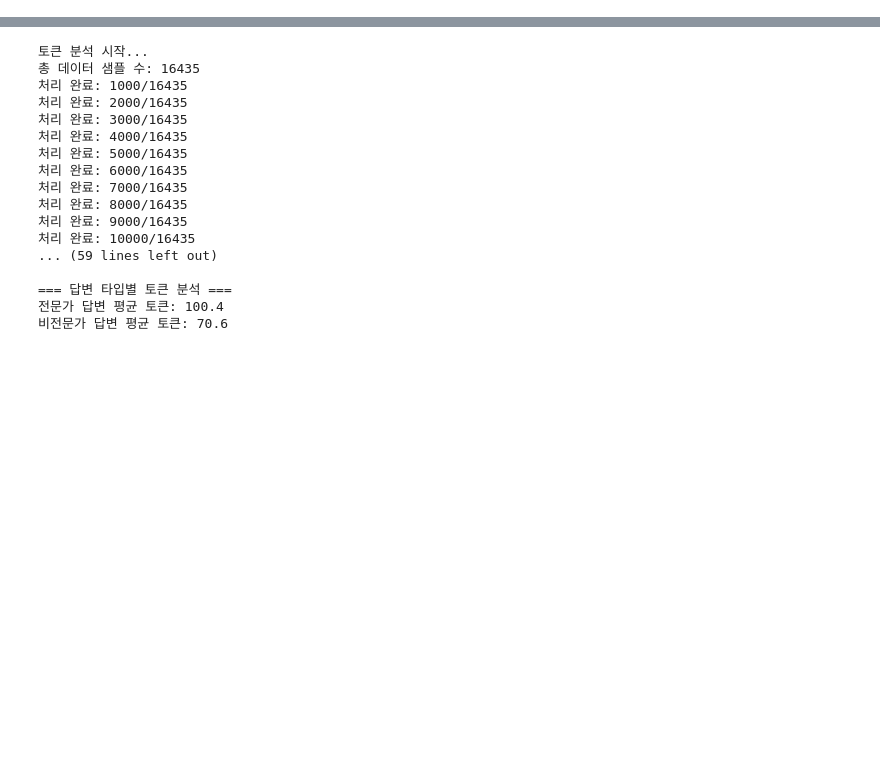
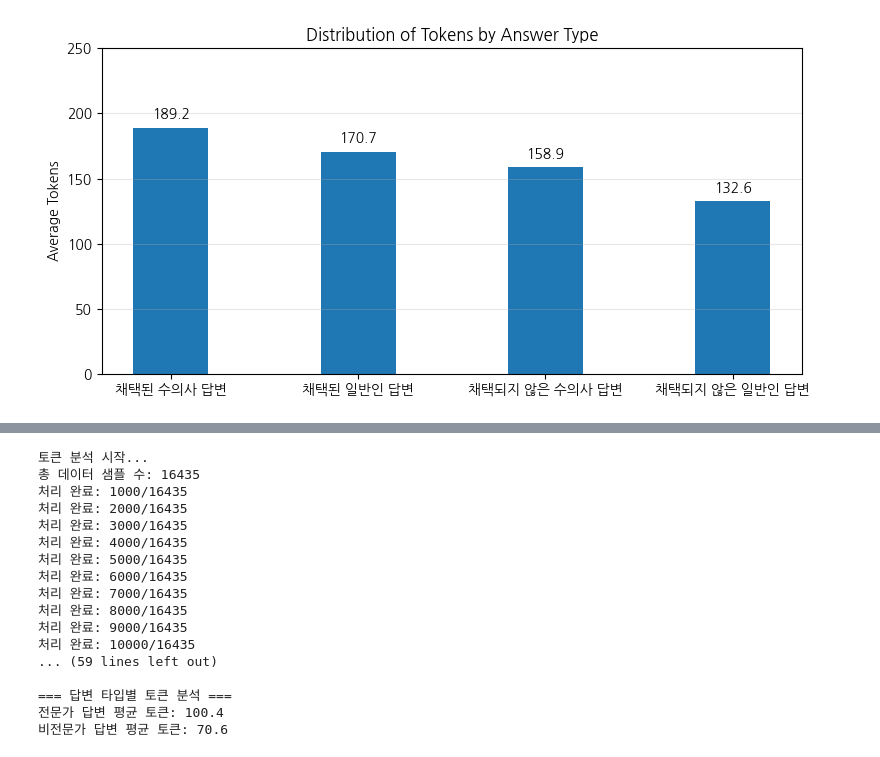
Before and after one commit to taegyunjjang/PetQA, a Jupyter notebook: src/eda.ipynb, the cells around one changed output, grey strips where cells are left out. Cells and saved outputs as stored; diff of their text form; code cells hidden in the pictures; blank space fills up the shorter version.

```diff
--- a/src/eda.ipynb
+++ b/src/eda.ipynb
@@ -37,25 +298,26 @@ file_path = "/home/work/factchecking/PetQA/data/interim/dpo_cleaned_data.json"
 with open(file_path, "r") as f:
     data = json.load(f)
 
-chosen_expert_raw_answer = []
-chosen_expert_preprocessed_answer = []
-chosen_nonexpert_raw_answer = []
-chosen_nonexpert_preprocessed_answer = []
+chosen_expert_answers = []
+rejected_expert_answers = []
+chosen_nonexpert_answers = []
+rejected_nonexpert_answers = []
 
 for item in data:
-    chosen = item["chosen"]
-    if chosen["answer_type"] == "expert":
-        chosen_expert_raw_answer.append(chosen["answer"])
-        chosen_expert_preprocessed_answer.append(chosen["preprocessed_answer"])
+    if item["chosen"]["answer_type"] == "expert":
+        chosen_expert_answers.append(item["chosen"]["answer"])
     else:
-        chosen_nonexpert_raw_answer.append(chosen["answer"])
-        chosen_nonexpert_preprocessed_answer.append(chosen["preprocessed_answer"])
+        chosen_nonexpert_answers.append(item["chosen"]["answer"])
+    if item["rejected"]["answer_type"] == "expert":
+        rejected_expert_answers.append(item["rejected"]["answer"])
+    else:
+        rejected_nonexpert_answers.append(item["rejected"]["answer"])
 
 categories = [
-    ("채택된 전문가 원본 답변", chosen_expert_raw_answer),
-    ("채택된 일반인 원본 답변", chosen_nonexpert_raw_answer),
-    ("채택된 전문가 전처리 답변", chosen_expert_preprocessed_answer),
-    ("채택된 일반인 전처리 답변", chosen_nonexpert_preprocessed_answer)
+    ("채택된 수의사 답변", chosen_expert_answers),
+    ("채택된 일반인 답변", chosen_nonexpert_answers),
+    ("채택되지 않은 수의사 답변", rejected_expert_answers),
+    ("채택되지 않은 일반인 답변", rejected_nonexpert_answers)
 ]
 
 for category_name, answers in categories:
@@ -65,9 +327,35 @@ for category_name, answers in categories:
     max_tokens = max(token_counts)
     min_tokens = min(token_counts)
 
-    print(f"\n=== {category_name} ===")
-    print(f"답변 수: {len(answers)}")
-    print(f"평균 토큰 수: {avg_tokens:.2f}")
-    print(f"최대 토큰 수: {max_tokens}")
-    print(f"최소 토큰 수: {min_tokens}")
+    # print(f"\n=== {category_name} ===")
+    # print(f"답변 수: {len(answers)}")
+    # print(f"평균 토큰 수: {avg_tokens:.2f}")
+    # print(f"최대 토큰 수: {max_tokens}")
+    # print(f"최소 토큰 수: {min_tokens}")
+
+category_labels = []
+avg_token_counts = []
+
+for category_name, answers in categories:
+    token_counts = [get_token_count(answer) for answer in answers]
+    avg_tokens = sum(token_counts) / len(token_counts)
+
+    category_labels.append(category_name)
+    avg_token_counts.append(avg_tokens)
+
+plt.figure(figsize=(8, 4))
+bars = plt.bar(category_labels, avg_token_counts, width=0.4)
+plt.title("Distribution of Tokens by Answer Type")
+plt.ylabel("Average Tokens")
+plt.ylim(0, 250)
+# plt.xticks(rotation=45, ha='right')
+plt.grid(axis='y', alpha=0.3)
+
+# 막대 위에 수치 출력
+for bar in bars:
+    height = bar.get_height()
+    plt.text(bar.get_x() + bar.get_width()/2, height + 5, f"{height:.1f}", ha='center', va='bottom')
+
+plt.tight_layout()
+plt.show()
 # %% [output]
@@ -90,0 +362 @@ for category_name, answers in categories:
+[figure, added]
```
Also changed, not shown: parts of 54 cells of this notebook, 1 other file.
